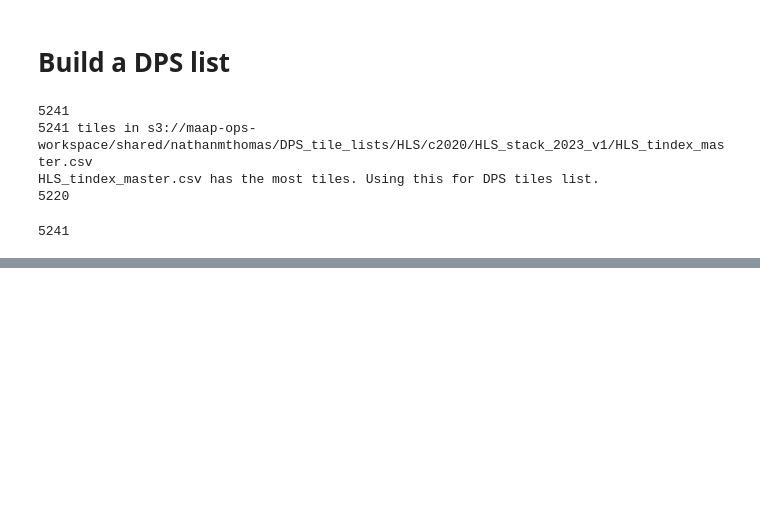
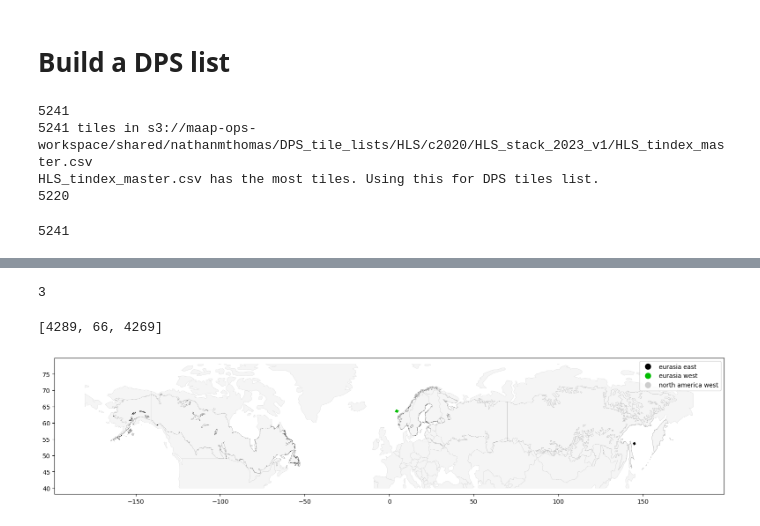
Before and after one commit to lauraduncanson/icesat2_boreal, a Jupyter notebook: notebooks/3.Gridded_product_development/DPS_build_stack_S1.ipynb, the cells around one changed output, grey strips where cells are left out. Saved outputs shown, nothing was run; the diff lists cells and outputs as text; code cells hidden in the pictures; blank space fills up the shorter version.

```diff
--- a/notebooks/3.Gridded_product_development/DPS_build_stack_S1.ipynb
+++ b/notebooks/3.Gridded_product_development/DPS_build_stack_S1.ipynb
@@ -309,0 +556,4 @@ Wall time: 420 ms
+# %%
+boreal_tile_index = geopandas.read_file('/projects/shared-buckets/montesano/databank/boreal_tiles_v004.gpkg')
+df = pd.read_csv('/projects/my-public-bucket/DPS_tile_lists/build_stack_v2023_2/LC_ESA_WC_2020/LC_tindex_master.csv')
+df.head()
@@ -309,0 +598,20 @@ Wall time: 420 ms
+# %%
+boreal_tindex_params = boreal_tile_index.merge(df[['tile_num']], how='right', left_on='tile_num', right_on='tile_num')
+
+CURRENT_MISSING_TILES = list(set(TILES_NEEDED) - set(boreal_tindex_params.tile_num.to_list()))
+n_tiles_missing = len(CURRENT_MISSING_TILES)
+
+CURRENT_MISSING_tindex_gdf = boreal_tile_index[boreal_tile_index.tile_num.isin(CURRENT_MISSING_TILES)]
+# %%
+n_tiles_missing
+# %% [output]
+3
+# %%
+print(CURRENT_MISSING_TILES)
+# %% [output]
+[4289, 66, 4269]
+# %%
+ax_missing = ExtractUtils.plot_gdf_on_world(CURRENT_MISSING_tindex_gdf, MAP_COL='tile_group', DO_TYPE='False')
+#ax_missing.set_title(f'{YEAR}: {n_tiles_missing} core tiles missing (might not be critical)')
+# %% [output]
+[figure, added]
```
Also changed, not shown: parts of 46 cells of this notebook, 3 other files.
